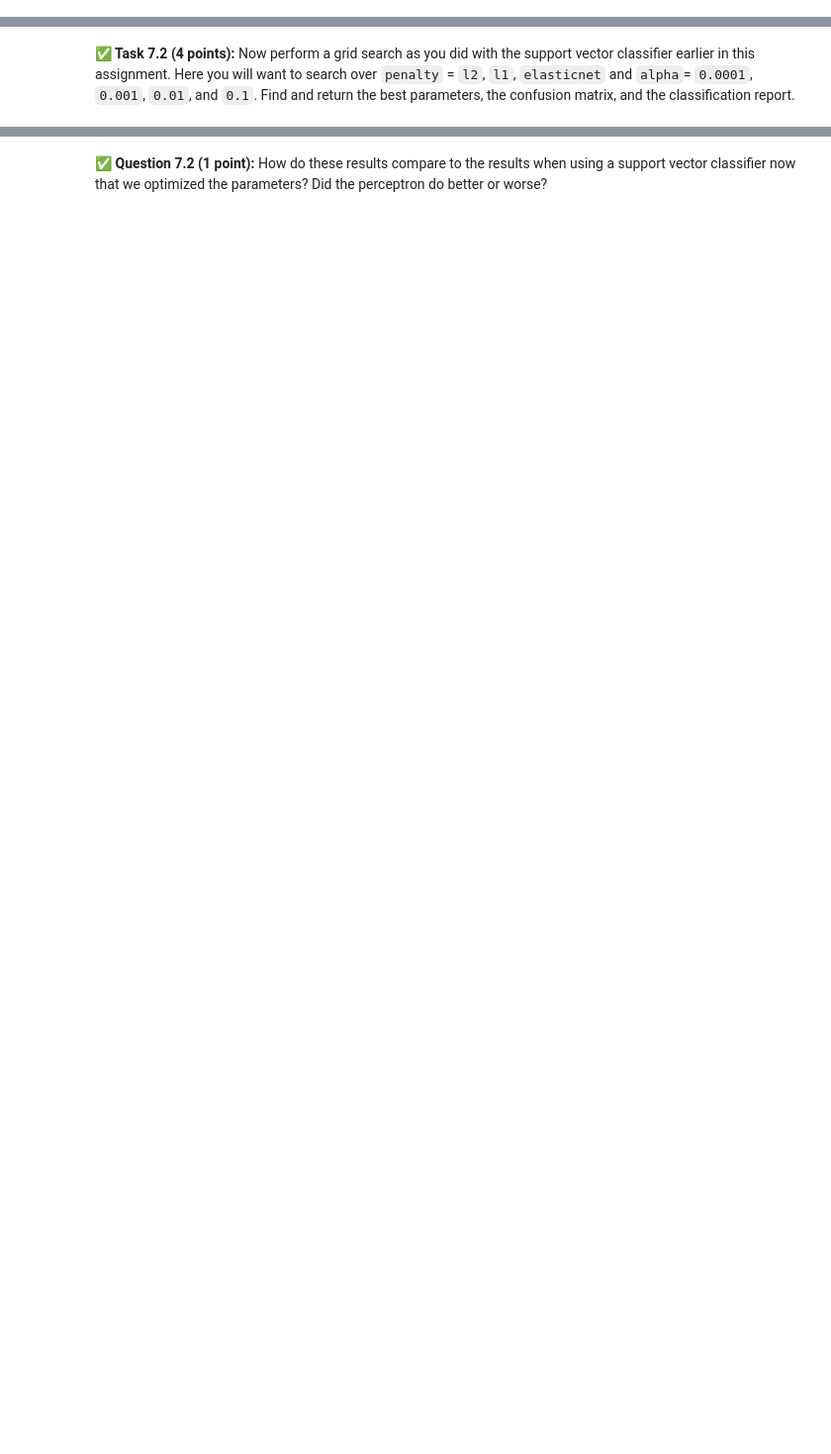
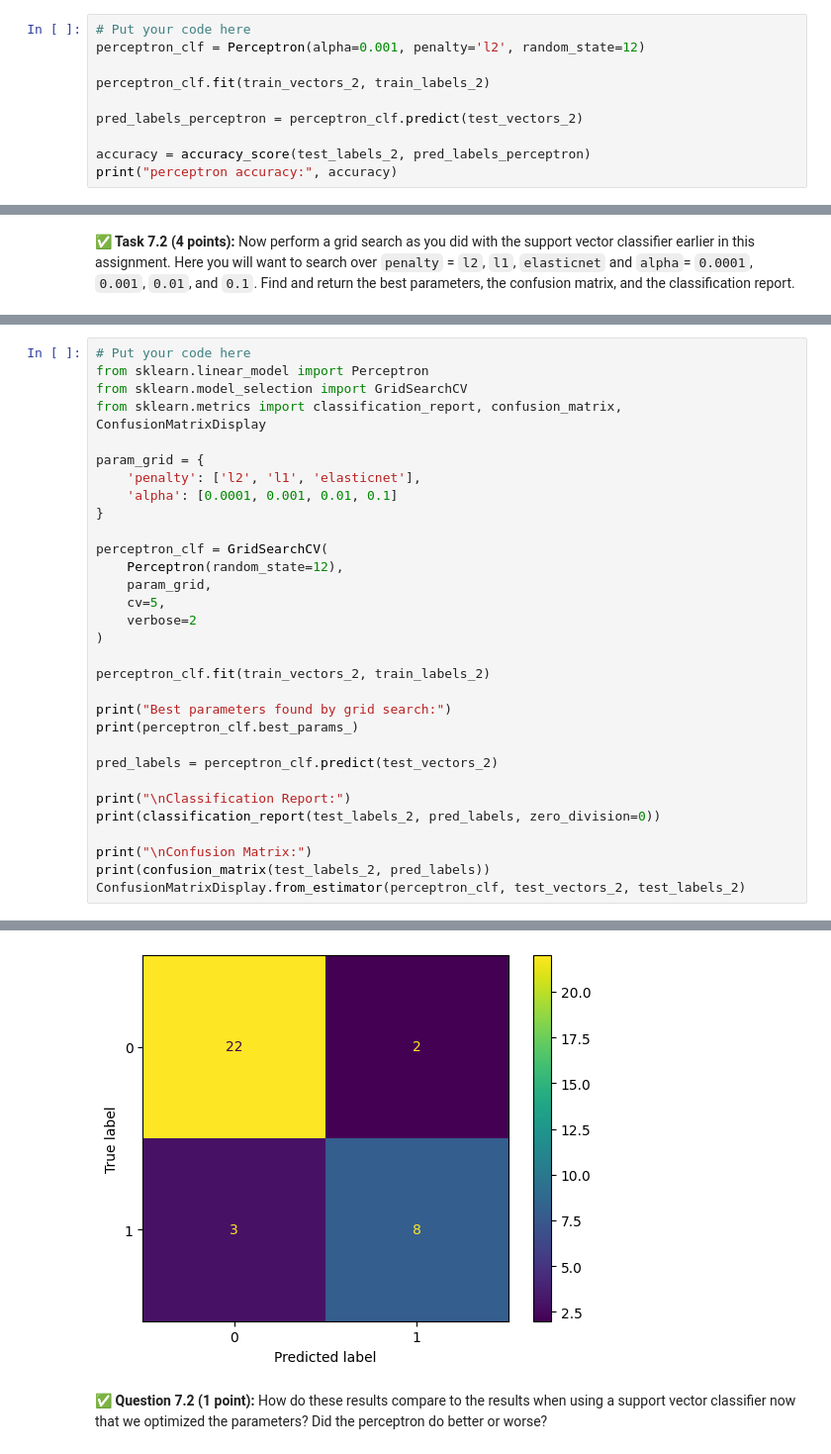
Before and after one commit to Jil-mueller/CMSE202-f25-turnin, a Jupyter notebook: hw-04/HW-04_PerceptronSVMandPCA-STUDENT.ipynb, the cells around one changed output, grey strips where cells are left out. Shown at 99% size. Saved outputs shown, nothing was run; the diff lists cells and outputs as text; blank space fills up the shorter version.

```diff
--- a/hw-04/HW-04_PerceptronSVMandPCA-STUDENT.ipynb
+++ b/hw-04/HW-04_PerceptronSVMandPCA-STUDENT.ipynb
@@ -719,0 +719,10 @@ from sklearn.linear_model import Perceptron
+# %%
+# Put your code here
+perceptron_clf = Perceptron(alpha=0.001, penalty='l2', random_state=12)
+
+perceptron_clf.fit(train_vectors_2, train_labels_2)
+
+pred_labels_perceptron = perceptron_clf.predict(test_vectors_2)
+
+accuracy = accuracy_score(test_labels_2, pred_labels_perceptron)
+print("perceptron accuracy:", accuracy)
@@ -727,0 +737,32 @@ from sklearn.linear_model import Perceptron
+# %%
+# Put your code here
+from sklearn.linear_model import Perceptron
+from sklearn.model_selection import GridSearchCV
+from sklearn.metrics import classification_report, confusion_matrix, ConfusionMatrixDisplay
+
+param_grid = {
+    'penalty': ['l2', 'l1', 'elasticnet'],
+    'alpha': [0.0001, 0.001, 0.01, 0.1]
+}
+
+perceptron_clf = GridSearchCV(
+    Perceptron(random_state=12),
+    param_grid,
+    cv=5,
+    verbose=2
+)
+
+perceptron_clf.fit(train_vectors_2, train_labels_2)
+
+print("Best parameters found by grid search:")
+print(perceptron_clf.best_params_)
+
+pred_labels = perceptron_clf.predict(test_vectors_2)
+
+print("\nClassification Report:")
+print(classification_report(test_labels_2, pred_labels, zero_division=0))
+
+print("\nConfusion Matrix:")
+print(confusion_matrix(test_labels_2, pred_labels))
+ConfusionMatrixDisplay.from_estimator(perceptron_clf, test_vectors_2, test_labels_2)
+# %% [output]
@@ -728,2 +787,3 @@ from sklearn.linear_model import Perceptron
+[figure, added]
 # %% [markdown]
 **&#9989; Question 7.2 (1 point):** How do these results compare to the results when using a support vector classifier now that we optimized the parameters? Did the perceptron do better or worse?
```
Also changed, not shown: parts of 9 cells of this notebook.
